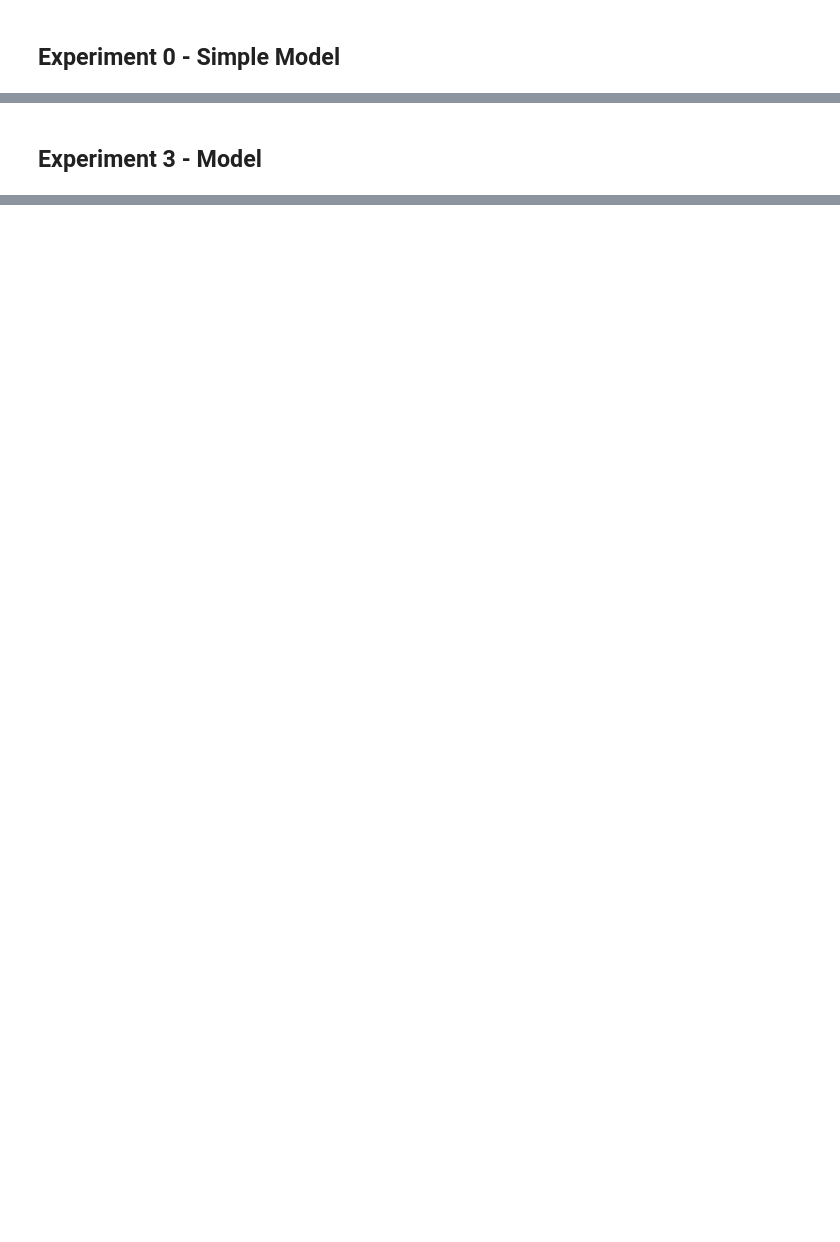
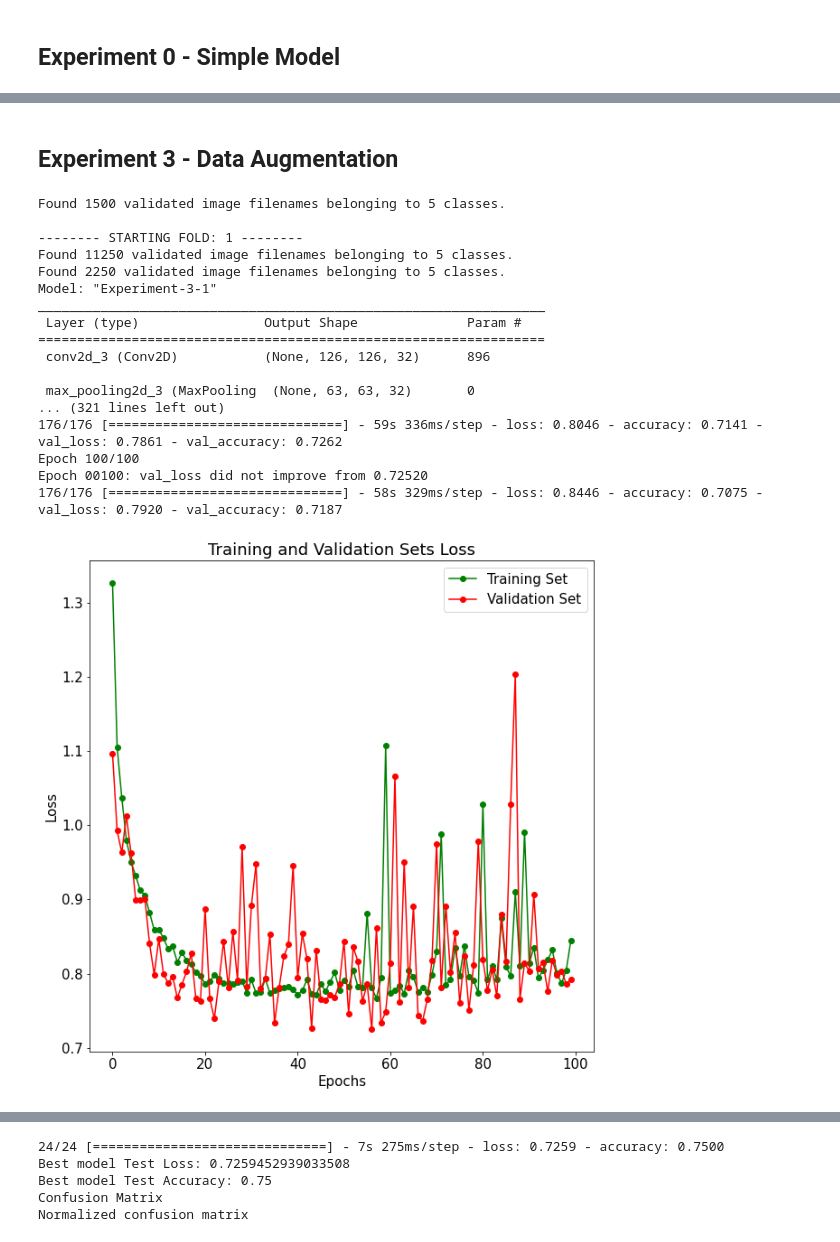
Before and after one commit to rambodrahmani/deep-learning, a Jupyter notebook: jupyter/Task2-Training-from-scratch-images.ipynb, the cells around one changed output, grey strips where cells are left out. Drawn from its saved outputs; the diff is of its cells as text; code cells hidden in the pictures; blank space fills up the shorter version.

```diff
--- a/jupyter/Task2-Training-from-scratch-images.ipynb
+++ b/jupyter/Task2-Training-from-scratch-images.ipynb
@@ -132,2 +274,41 @@ weighted avg       0.21      0.22      0.21      1500
 # %% [markdown]
-## Experiment 3 - Model
+## Experiment 3 - Data Augmentation
+# %%
+# experiment model layers
+layers = [
+    Conv2D(32, kernel_size=(3, 3), activation='relu', input_shape=(128, 128, 3)),
+    MaxPooling2D(pool_size=(2, 2)),
+    Conv2D(64, kernel_size=(3, 3), activation='relu'),
+    MaxPooling2D(pool_size=(2, 2)),
+    Conv2D(128, kernel_size=(3, 3), activation='relu'),
+    MaxPooling2D(pool_size=(2, 2)),
+    Flatten(),
+    Dense(64, activation='relu'),
+    Dropout(0.4),
+    Dense(NUM_CLASSES, activation='softmax')
+]
+
+# train, validate and test
+images_kfold_validation(model_name="Experiment-3", n_splits=6, test_size=0.10,
+                        shuffle=True, layers=layers, learning_rate=0.001,
+                        decay=1e-6, target_size=TARGET_SIZE, epochs=100,
+                        batch_size=64, one_fold=True, resample_data=3000, augment=True)
+# %% [output]
+Found 1500 validated image filenames belonging to 5 classes.
+
+-------- STARTING FOLD: 1 --------
+Found 11250 validated image filenames belonging to 5 classes.
+Found 2250 validated image filenames belonging to 5 classes.
+Model: "Experiment-3-1"
+_________________________________________________________________
+ Layer (type)                Output Shape              Param #
+=================================================================
+ conv2d_3 (Conv2D)           (None, 126, 126, 32)      896
+
+ max_pooling2d_3 (MaxPooling  (None, 63, 63, 32)       0
+... (321 lines left out)
+176/176 [==============================] - 59s 336ms/step - loss: 0.8046 - accuracy: 0.7141 - val_loss: 0.7861 - val_accuracy: 0.7262
+Epoch 100/100
+Epoch 00100: val_loss did not improve from 0.72520
+176/176 [==============================] - 58s 329ms/step - loss: 0.8446 - accuracy: 0.7075 - val_loss: 0.7920 - val_accuracy: 0.7187
+[figure, added]
@@ -133,0 +316,5 @@ weighted avg       0.21      0.22      0.21      1500
+24/24 [==============================] - 7s 275ms/step - loss: 0.7259 - accuracy: 0.7500
+Best model Test Loss: 0.7259452939033508
+Best model Test Accuracy: 0.75
+Confusion Matrix
+Normalized confusion matrix
```
Also changed, not shown: parts of 22 cells of this notebook, 45 other files.
